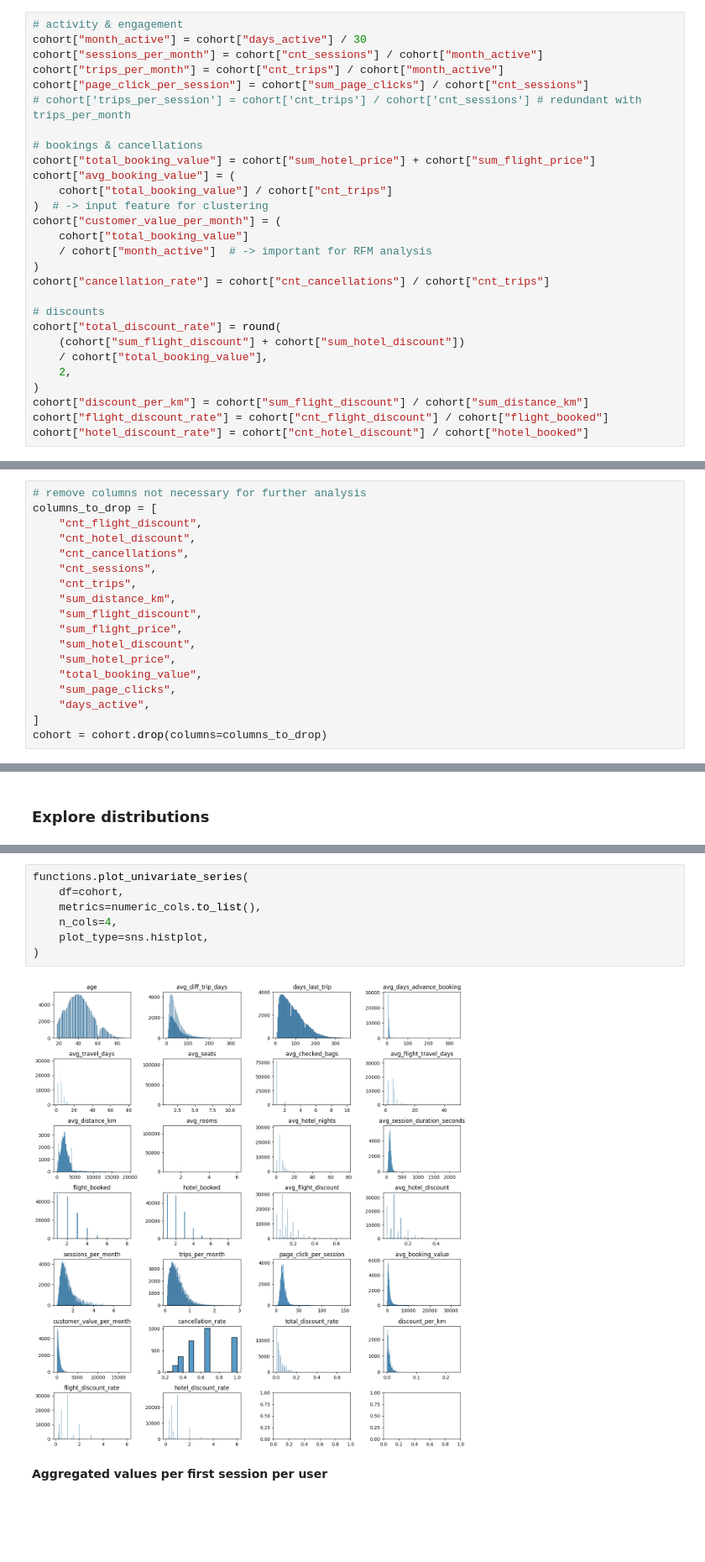
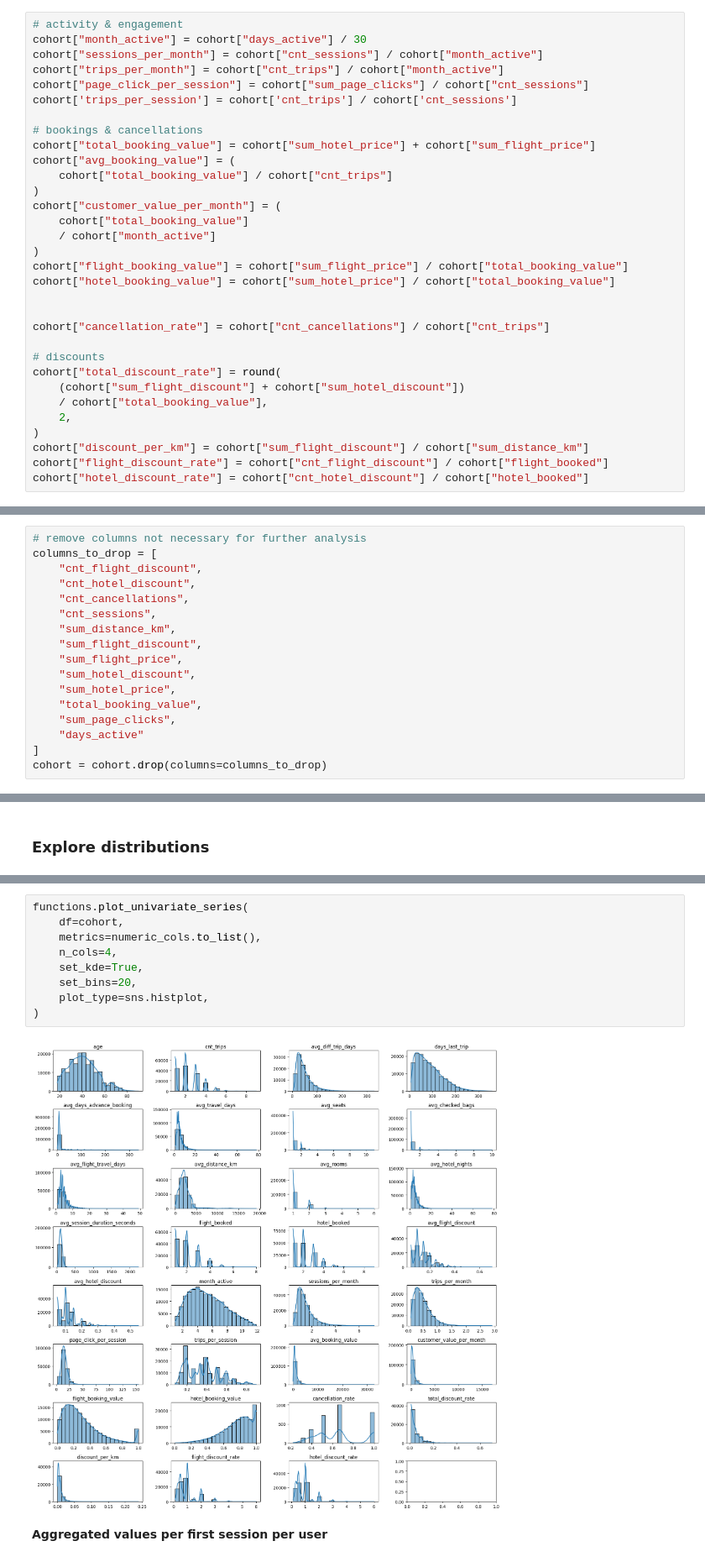
Before and after one commit to bfreiheit/customer_segmentation, a Jupyter notebook: notebooks/EDA.ipynb, the cells around one changed output, grey strips where cells are left out. Shown at 84% size. Cells and saved outputs as stored; diff of their text form; blank space fills up the shorter version.

```diff
--- a/notebooks/EDA.ipynb
+++ b/notebooks/EDA.ipynb
@@ -48,17 +48,21 @@ cohort["month_active"] = cohort["days_active"] / 30
 cohort["sessions_per_month"] = cohort["cnt_sessions"] / cohort["month_active"]
 cohort["trips_per_month"] = cohort["cnt_trips"] / cohort["month_active"]
 cohort["page_click_per_session"] = cohort["sum_page_clicks"] / cohort["cnt_sessions"]
-# cohort['trips_per_session'] = cohort['cnt_trips'] / cohort['cnt_sessions'] # redundant with trips_per_month
+cohort['trips_per_session'] = cohort['cnt_trips'] / cohort['cnt_sessions']
 
 # bookings & cancellations
 cohort["total_booking_value"] = cohort["sum_hotel_price"] + cohort["sum_flight_price"]
 cohort["avg_booking_value"] = (
     cohort["total_booking_value"] / cohort["cnt_trips"]
-)  # -> input feature for clustering
+)
 cohort["customer_value_per_month"] = (
     cohort["total_booking_value"]
-    / cohort["month_active"]  # -> important for RFM analysis
+    / cohort["month_active"]
 )
+cohort["flight_booking_value"] = cohort["sum_flight_price"] / cohort["total_booking_value"]
+cohort["hotel_booking_value"] = cohort["sum_hotel_price"] / cohort["total_booking_value"]
+
+
 cohort["cancellation_rate"] = cohort["cnt_cancellations"] / cohort["cnt_trips"]
 
 # discounts
@@ -126,7 +132,6 @@ columns_to_drop = [
     "cnt_hotel_discount",
     "cnt_cancellations",
     "cnt_sessions",
-    "cnt_trips",
     "sum_distance_km",
     "sum_flight_discount",
     "sum_flight_price",
@@ -134,7 +139,7 @@ columns_to_drop = [
     "sum_hotel_price",
     "total_booking_value",
     "sum_page_clicks",
-    "days_active",
+    "days_active"
 ]
 cohort = cohort.drop(columns=columns_to_drop)
 # %%
@@ -190,12 +175,14 @@ cohort[numeric_cols].describe().T.style.background_gradient(cmap="Blues")
 # %%
 functions.plot_univariate_series(
     df=cohort,
     metrics=numeric_cols.to_list(),
     n_cols=4,
+    set_kde=True,
+    set_bins=20,
     plot_type=sns.histplot,
 )
 # %% [output]
-[figure, old version]
+[figure, new version]
 # %% [markdown]
 **Aggregated values per first session per user**
 # %%
```
Also changed, not shown: parts of 5 cells of this notebook, 5 other files.
